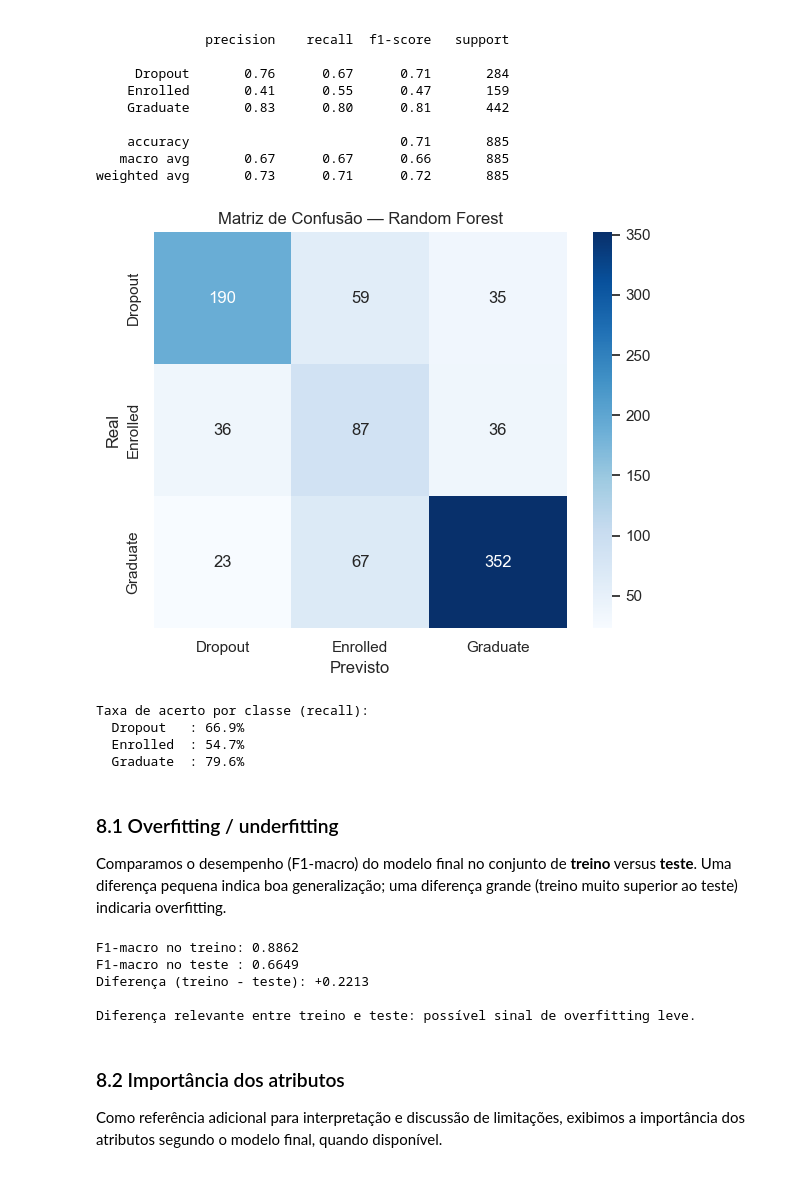
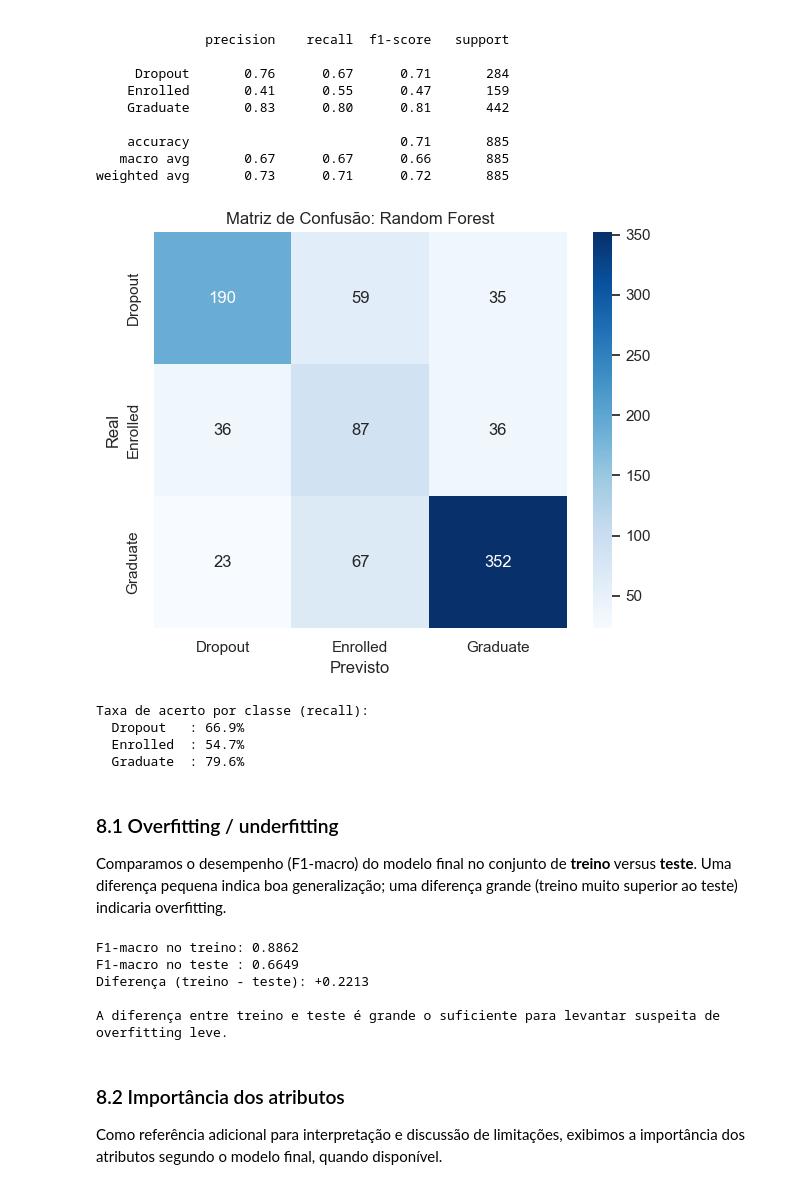
Before and after one commit to RM-Amaral/MVP_STUDENT_DROPOUT, a Jupyter notebook: mvp_student_dropout.ipynb, the cells around one changed output. Cells and saved outputs as stored; diff of their text form; code cells hidden in the pictures.

```diff
--- a/mvp_student_dropout.ipynb
+++ b/mvp_student_dropout.ipynb
@@ -100,8 +98,7 @@ por URL bruta (`raw.githubusercontent.com`), sem necessidade de upload manual, l
   vazamento temporal) em vez de imputação trivial.
 - Tema com valor social e institucional claro (retenção estudantil).
 # %%
-# GITHUB_RAW_URL = "https://raw.githubusercontent.com/SEU_USUARIO/SEU_REPOSITORIO/main/data/predict_students_dropout.csv"
-GITHUB_RAW_URL = "C:\\Users\\Family\\Desktop\\Matheus\\mvp_student_dropout_repo\\data\\predict_students_dropout.csv"
+GITHUB_RAW_URL = "https://raw.githubusercontent.com/RM-Amaral/MVP_STUDENT_DROPOUT/main/data/predict_students_dropout.csv"
 
 df_raw = pd.read_csv(GITHUB_RAW_URL, sep=";", encoding="utf-8-sig")
 df_raw.columns = [c.strip().replace("\t", "") for c in df_raw.columns]
@@ -732,20 +729,20 @@ weighted avg       0.73      0.71      0.72       885
 # %%
 fig, ax = plt.subplots(figsize=(6, 5))
 cm = confusion_matrix(y_test, y_pred)
 sns.heatmap(cm, annot=True, fmt="d", cmap="Blues", ax=ax,
             xticklabels=CLASS_NAMES, yticklabels=CLASS_NAMES)
-ax.set_title(f"Matriz de Confusão — {best_model_name}")
+ax.set_title(f"Matriz de Confusão: {best_model_name}")
 ax.set_xlabel("Previsto")
 ax.set_ylabel("Real")
 plt.tight_layout()
 plt.show()
 
 cm_norm = confusion_matrix(y_test, y_pred, normalize="true")
 print("Taxa de acerto por classe (recall):")
 for i, cls in enumerate(CLASS_NAMES):
     print(f"  {cls:10s}: {cm_norm[i, i]*100:.1f}%")
 # %% [output]
-[figure, old version]
+[figure, new version]
 Taxa de acerto por classe (recall):
   Dropout   : 66.9%
   Enrolled  : 54.7%
@@ -765,16 +762,16 @@ print(f"F1-macro no teste : {test_f1_macro:.4f}")
 print(f"Diferença (treino - teste): {train_f1_macro - test_f1_macro:+.4f}")
 
 if train_f1_macro - test_f1_macro > 0.05:
-    print("\nDiferença relevante entre treino e teste: possível sinal de overfitting leve.")
+    print("\nA diferença entre treino e teste é grande o suficiente para levantar suspeita de overfitting leve.")
 else:
-    print("\nDiferença pequena entre treino e teste: o modelo generaliza bem, sem sinais evidentes de")
-    print("overfitting. Também não há underfitting, pois o desempenho supera o baseline com folga.")
+    print("\nTreino e teste ficaram próximos, então o modelo parece generalizar bem, sem sinal claro de")
+    print("overfitting. Underfitting também não parece ser o caso, já que o desempenho passa longe do baseline.")
 # %% [output]
 F1-macro no treino: 0.8862
 F1-macro no teste : 0.6649
 Diferença (treino - teste): +0.2213
 
-Diferença relevante entre treino e teste: possível sinal de overfitting leve.
+A diferença entre treino e teste é grande o suficiente para levantar suspeita de overfitting leve.
 # %% [markdown]
 ### 8.2 Importância dos atributos
 
```
Also changed, not shown: parts of 13 cells of this notebook.
